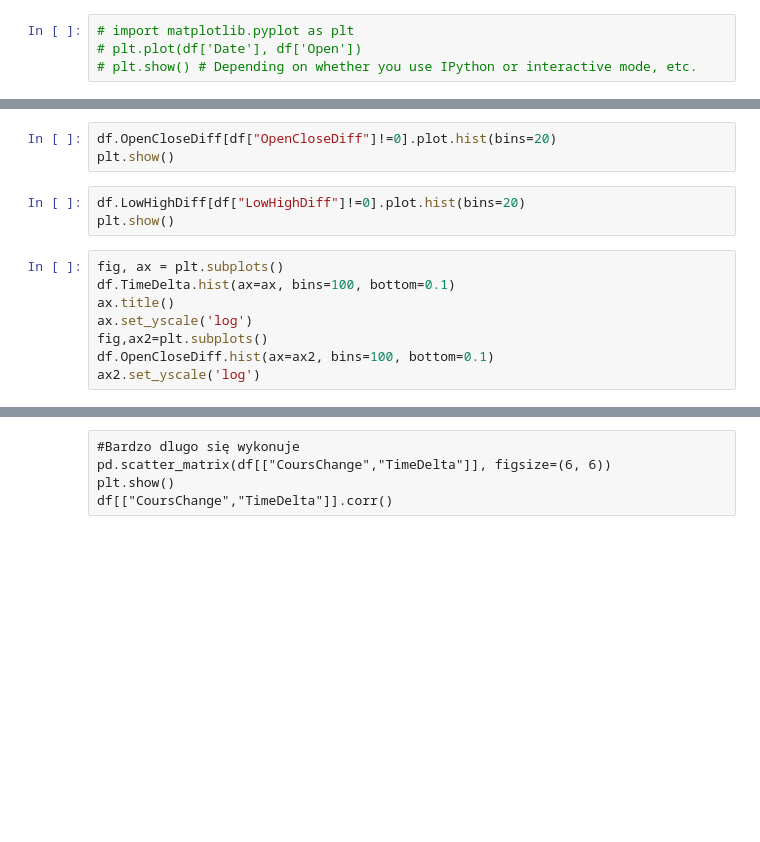
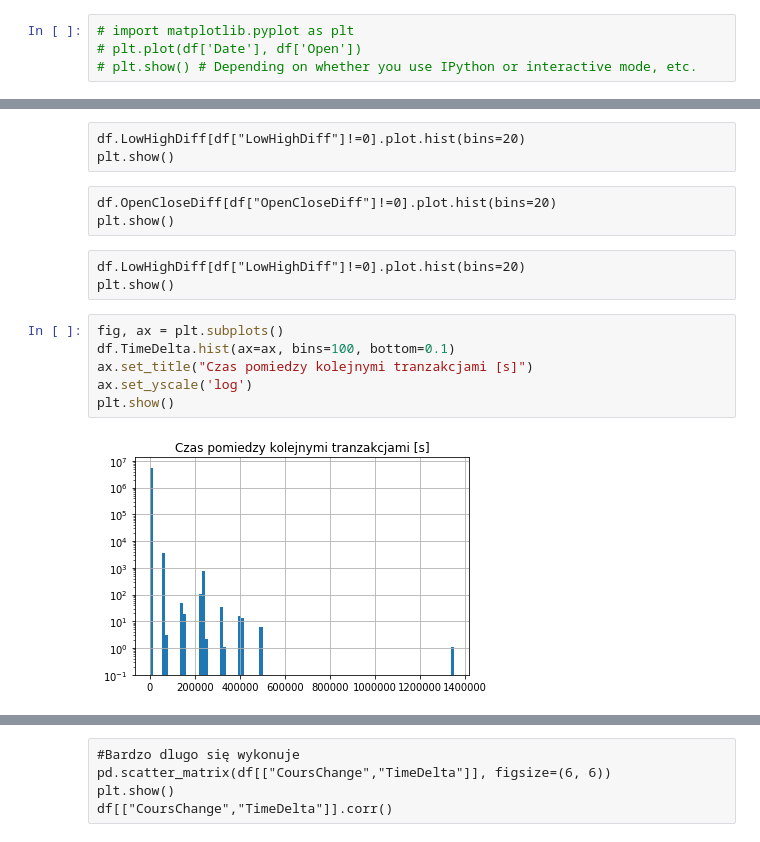
Before and after one commit to Moribund7/kghm_forecasting, a Jupyter notebook: notebooks/Untitled.ipynb, the cells around one changed output, grey strips where cells are left out. Drawn from its saved outputs; the diff is of its cells as text; blank space fills up the shorter version.

```diff
--- a/notebooks/Untitled.ipynb
+++ b/notebooks/Untitled.ipynb
@@ -26,14 +34,17 @@ plt.show()
-# %%
-df.OpenCloseDiff[df["OpenCloseDiff"]!=0].plot.hist(bins=20)
-plt.show()
-# %%
-df.LowHighDiff[df["LowHighDiff"]!=0].plot.hist(bins=20)
-plt.show()
+# %% [raw]
+df.LowHighDiff[df["LowHighDiff"]!=0].plot.hist(bins=20)
+plt.show()
+# %% [raw]
+df.OpenCloseDiff[df["OpenCloseDiff"]!=0].plot.hist(bins=20)
+plt.show()
+# %% [raw]
+df.LowHighDiff[df["LowHighDiff"]!=0].plot.hist(bins=20)
+plt.show()
 # %%
 fig, ax = plt.subplots()
 df.TimeDelta.hist(ax=ax, bins=100, bottom=0.1)
-ax.title()
+ax.set_title("Czas pomiedzy kolejnymi tranzakcjami [s]")
 ax.set_yscale('log')
-fig,ax2=plt.subplots()
-df.OpenCloseDiff.hist(ax=ax2, bins=100, bottom=0.1)
-ax2.set_yscale('log')
+plt.show()
+# %% [output]
+[figure, added]
```
Also changed, not shown: parts of 24 cells of this notebook.
